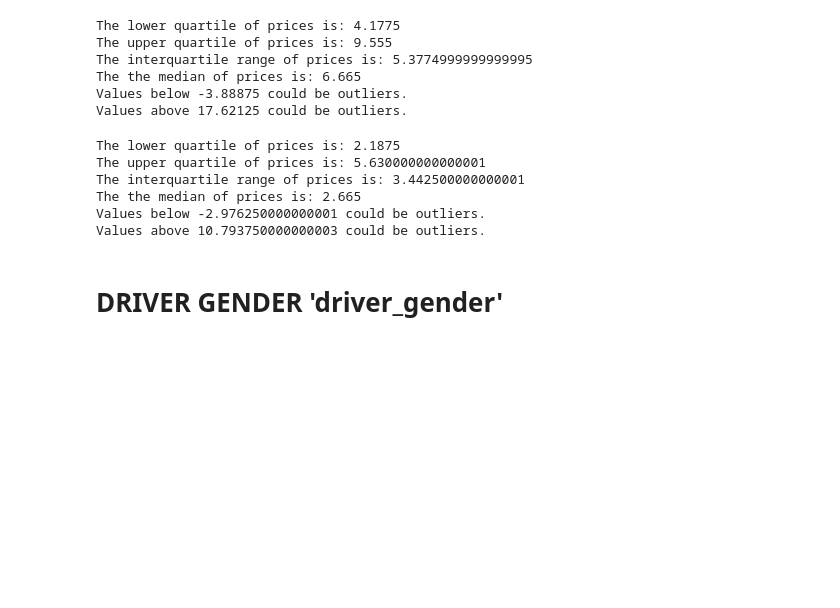
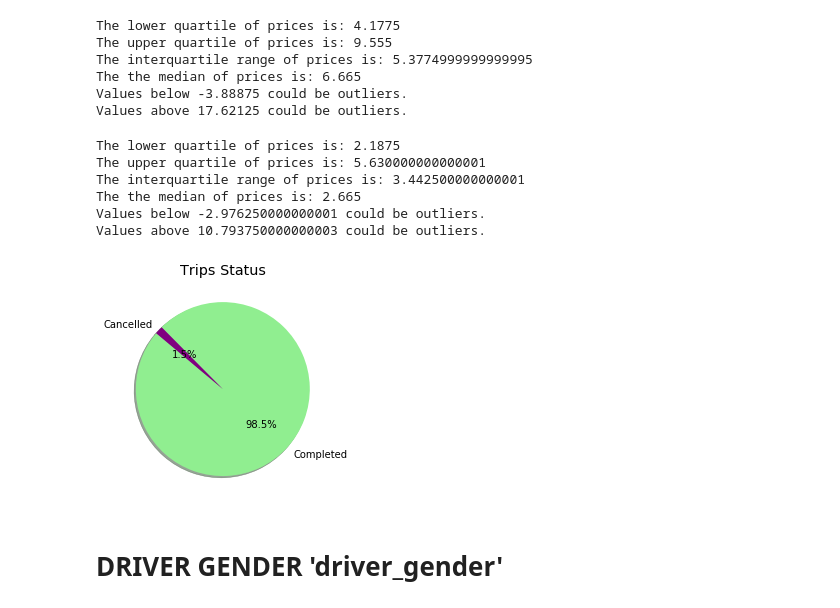
Before and after one commit to deepmalaagarwal/Project_one_MAD, a Jupyter notebook: UberMadCool.ipynb, the cells around one changed output. Drawn from its saved outputs; the diff is of its cells as text; code cells hidden in the pictures; blank space fills up the shorter version.

```diff
--- a/UberMadCool.ipynb
+++ b/UberMadCool.ipynb
@@ -443,6 +443,30 @@ The interquartile range of prices is: 3.442500000000001
 The the median of prices is: 2.665
 Values below -2.976250000000001 could be outliers.
 Values above 10.793750000000003 could be outliers.
+# %%
+# Calculate the number of trips
+trip_status = uber_df["trip_status"].value_counts()
+
+# Calculate the percentage
+trip_percent_count = round((trip_status)/len(uber_df['trip_status'])*100,2)
+
+# Create a summary table for trip status
+trip_table = pd.DataFrame({"Trip Status": trip_status, "Trip Percent":trip_percent_count})
+trip_table
+
+# Create a pie chart for trip status
+labels = 'Completed','Cancelled'
+sizes = trip_percent_count
+colors = ["lightgreen", "purple"]
+
+plt.pie(sizes, labels=labels, colors=colors, shadow=True, autopct='%1.1f%%', startangle=140)
+plt.title("Trips Status")
+
+
+plt.savefig("percent_status_pie_chart.png")
+plt.show()
+# %% [output]
+[figure, added]
 # %% [markdown]
 # DRIVER GENDER 'driver_gender'
 # %%
```
Also changed, not shown: parts of 2 cells of this notebook, 7 other files.
